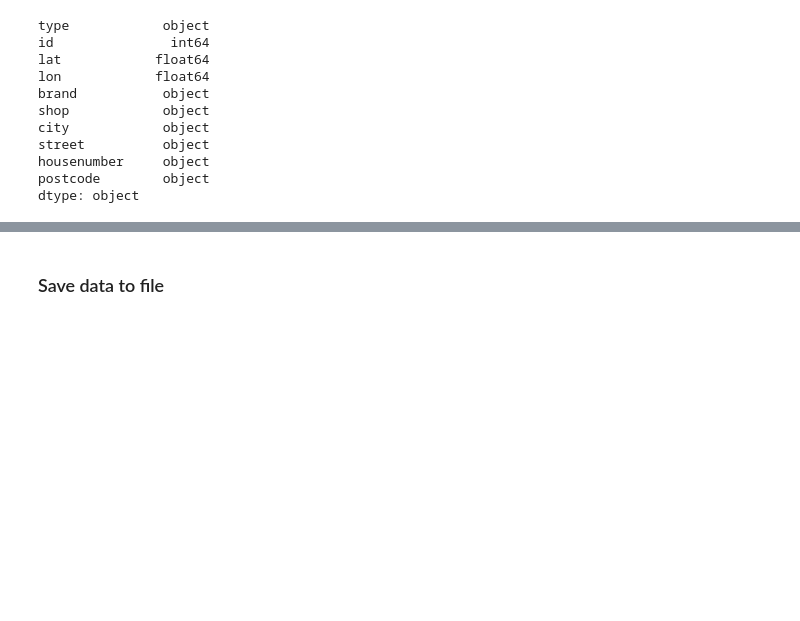
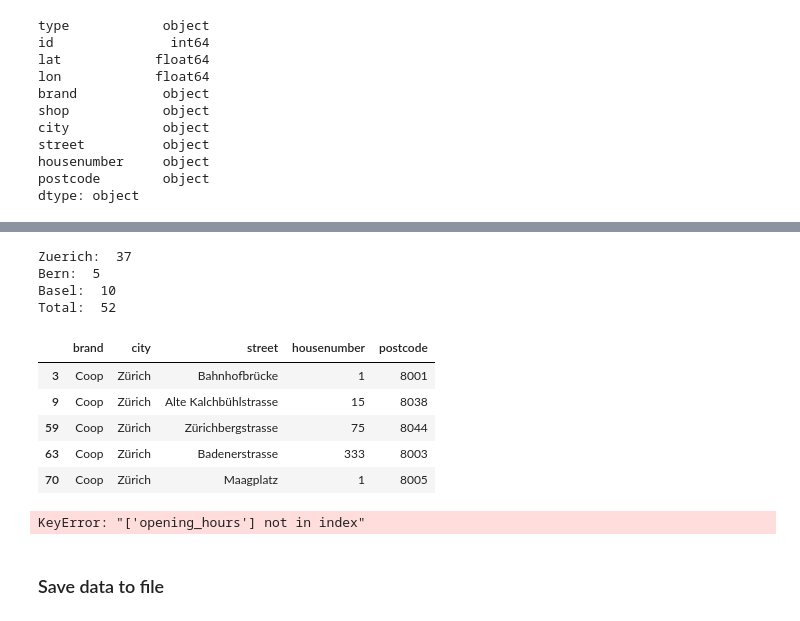
Before and after one commit to lo-zi/data_analytics, a Jupyter notebook: Week_02/supermarkets_data_preparation.ipynb, the cells around one changed output, grey strips where cells are left out. Saved outputs shown, nothing was run; the diff lists cells and outputs as text; code cells hidden in the pictures; blank space fills up the shorter version.

Commit message:
Aufgaben

```diff
--- a/Week_02/supermarkets_data_preparation.ipynb
+++ b/Week_02/supermarkets_data_preparation.ipynb
@@ -167,3 +199,49 @@ dtype: object
+# %%
+#Aufgabe3g
+df_filtered = df.loc[(df['brand'] == 'Coop') & (df['city'] == 'Zürich')]
+zuerich_count = df_filtered.shape[0]
+print("Zuerich: ", zuerich_count)
+
+
+df_filtered = df.loc[(df['brand'] == 'Coop') & (df['city'] == 'Bern')]
+bern_count = df_filtered.shape[0]
+print("Bern: ", bern_count)
+
+df_filtered = df.loc[(df['brand'] == 'Coop') & (df['city'] == 'Basel')]
+basel_count = df_filtered.shape[0]
+print("Basel: ", basel_count)
+
+print("Total: ", zuerich_count + bern_count + basel_count)
+# %% [output]
+Zuerich:  37
+Bern:  5
+Basel:  10
+Total:  52
+# %%
+#Aufgabe 3h
+df_filtered1 = df.loc[(df['brand'] == 'Coop') & (df['city'] == 'Zürich')]
+df_table = df_filtered1[['brand', 'city', 'street', 'housenumber', 'postcode']]
+df_table.head()
+# %% [output]
+|  | brand | city | street | housenumber | postcode |
+| 3 | Coop | Zürich | Bahnhofbrücke | 1 | 8001 |
+| 9 | Coop | Zürich | Alte Kalchbühlstrasse | 15 | 8038 |
+| 59 | Coop | Zürich | Zürichbergstrasse | 75 | 8044 |
+| 63 | Coop | Zürich | Badenerstrasse | 333 | 8003 |
+| 70 | Coop | Zürich | Maagplatz | 1 | 8005 |
+# %%
+# Aufgabe 3i
+df_filtered1 = df.loc[(df['brand'] == 'Coop') & (df['city'] == 'Zürich')]
+df_table = df_filtered1[['brand', 'city', 'street', 'housenumber', 'postcode', 'opening_hours']]
+print(df_table.head())
+
+# Überprüfen, ob der DataFrame korrekt erstellt wurde
+if not df_table.empty:
+    print("DataFrame erfolgreich erstellt.")
+else:
+    print("Fehler: Der DataFrame ist leer.")
+# %% [output]
+KeyError: "['opening_hours'] not in index"
 # %% [markdown]
 ### Save data to file
 # %%
```
Also changed, not shown: parts of 4 cells of this notebook, 3 other files.
